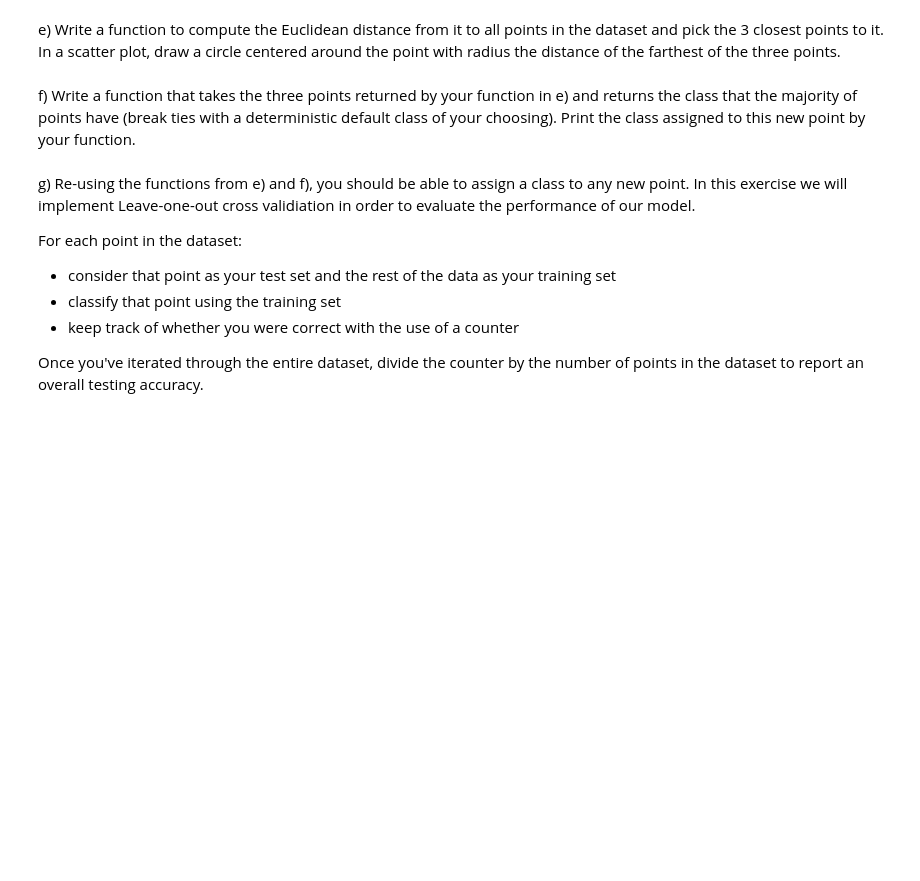
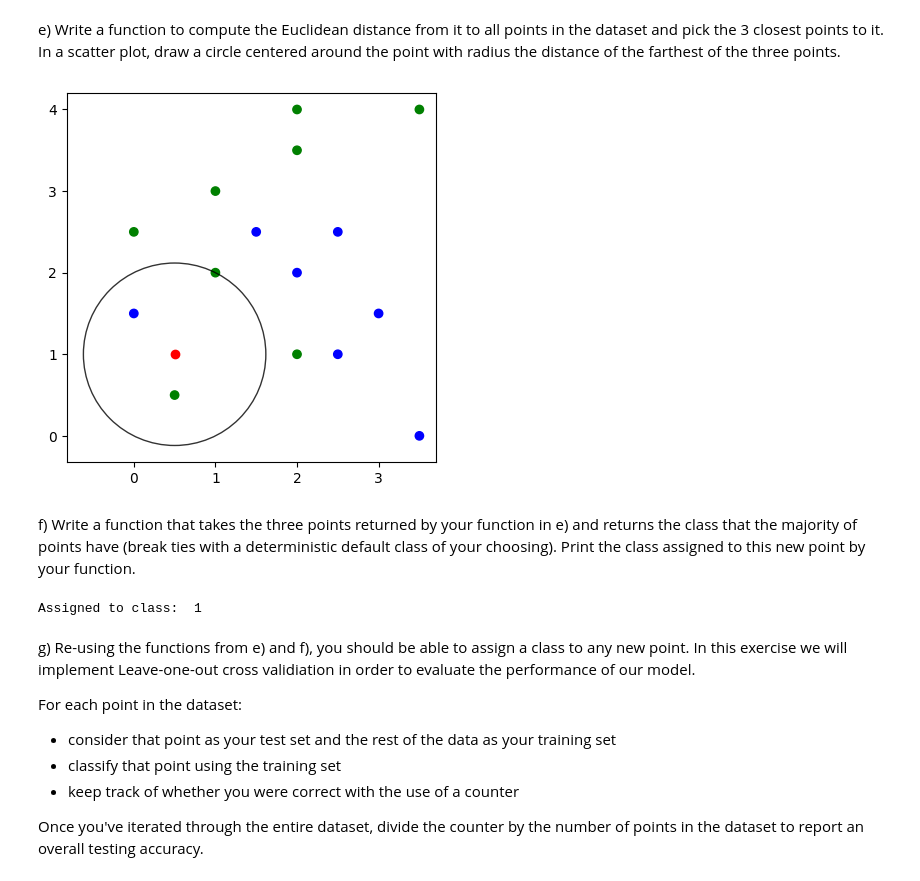
Before and after one commit to clarkaid/Data-Science-Fundamentals, a Jupyter notebook: lecture_12/worksheet_12.ipynb, the cells around one changed output. Drawn from its saved outputs; the diff is of its cells as text; code cells hidden in the pictures; blank space fills up the shorter version.

```diff
--- a/lecture_12/worksheet_12.ipynb
+++ b/lecture_12/worksheet_12.ipynb
@@ -63,16 +98,26 @@ d) Plot it in a different color along with the rest of the points in the dataset
 # %% [markdown]
 e) Write a function to compute the Euclidean distance from it to all points in the dataset and pick the 3 closest points to it. In a scatter plot, draw a circle centered around the point with radius the distance of the farthest of the three points.
 # %%
-def n_closest_to(example, n):
-    pass
+def n_closest_to(example, n, train):
+    d = []
+    for i in range(0, len(train["Attribute A"])):
+        d.append((((train["Attribute A"][i] - example[0])**2 + (train["Attribute B"][i] - example[1])**2)**(1/2), i))
 
-location = ( ... , ... )
-radius = ...
+    s = sorted(d)
+
+    return s[:n]
+
+
+location = ( 0.5 , 1 )
+radius = n_closest_to(location, 3, data)[2][0]
 _, axes = plt.subplots()
-axes.scatter(...)
+axes.scatter(x = data["Attribute A"], y = data["Attribute B"], color=colors[data["Class"]].tolist())
+plt.plot(0.5,1, 'ro')
 cir = plt.Circle(location, radius, fill = False, alpha=0.8)
 axes.add_patch(cir)
 axes.set_aspect('equal') # necessary so that the circle is not oval
 plt.show()
+# %% [output]
+[figure, added]
 # %% [markdown]
 f) Write a function that takes the three points returned by your function in e) and returns the class that the majority of points have (break ties with a deterministic default class of your choosing). Print the class assigned to this new point by your function.
@@ -82,3 +124,26 @@ def majority(points):
+# %%
+def majority(points, train):
+    groups = {}
+
+    for point in points:
+        if train["Class"][point[1]] not in groups:
+            groups[train["Class"][point[1]]] = 1
+        else:
+            groups[train["Class"][point[1]]] += 1
+
+    max = 0
+    cl = -1
+    for c in groups:
+        if groups[c] >= max:
+            max = groups[c]
+            cl = c
+
+    return cl
+
+p = n_closest_to(location, 3, data)
+print("Assigned to class: ", majority(p, data))
+# %% [output]
+Assigned to class:  1
 # %% [markdown]
 g) Re-using the functions from e) and f), you should be able to assign a class to any new point. In this exercise we will implement Leave-one-out cross validiation in order to evaluate the performance of our model.
 
```
Also changed, not shown: parts of 23 cells of this notebook.
